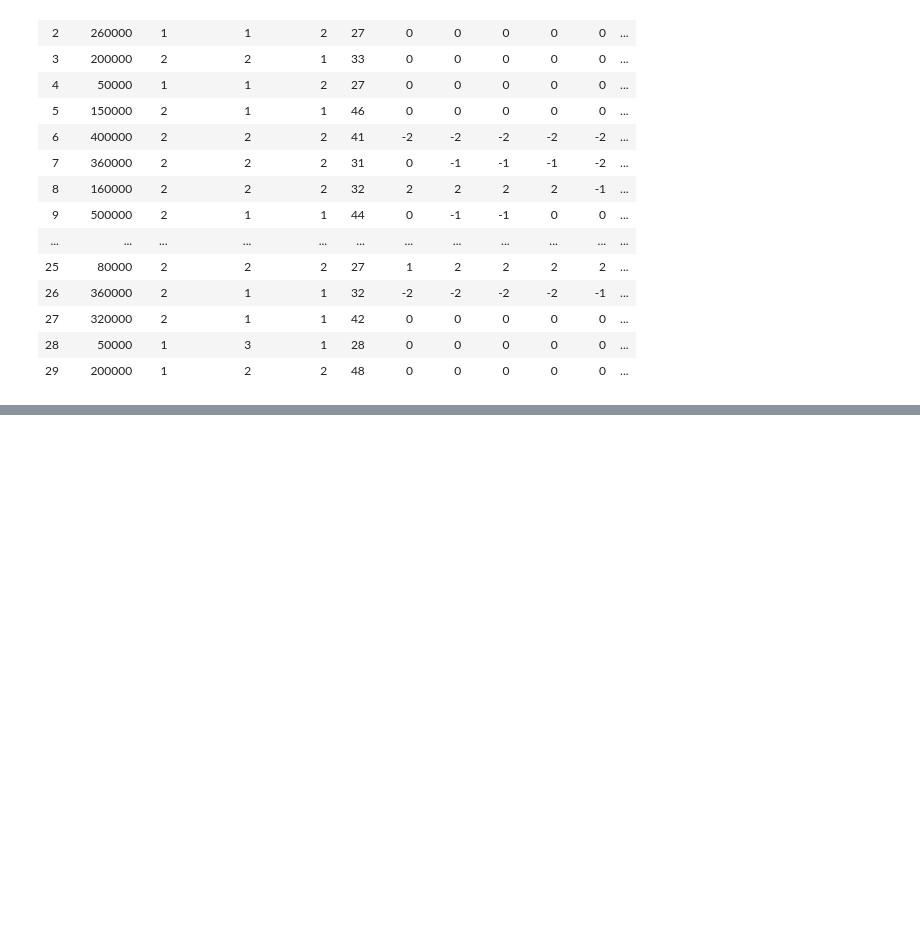
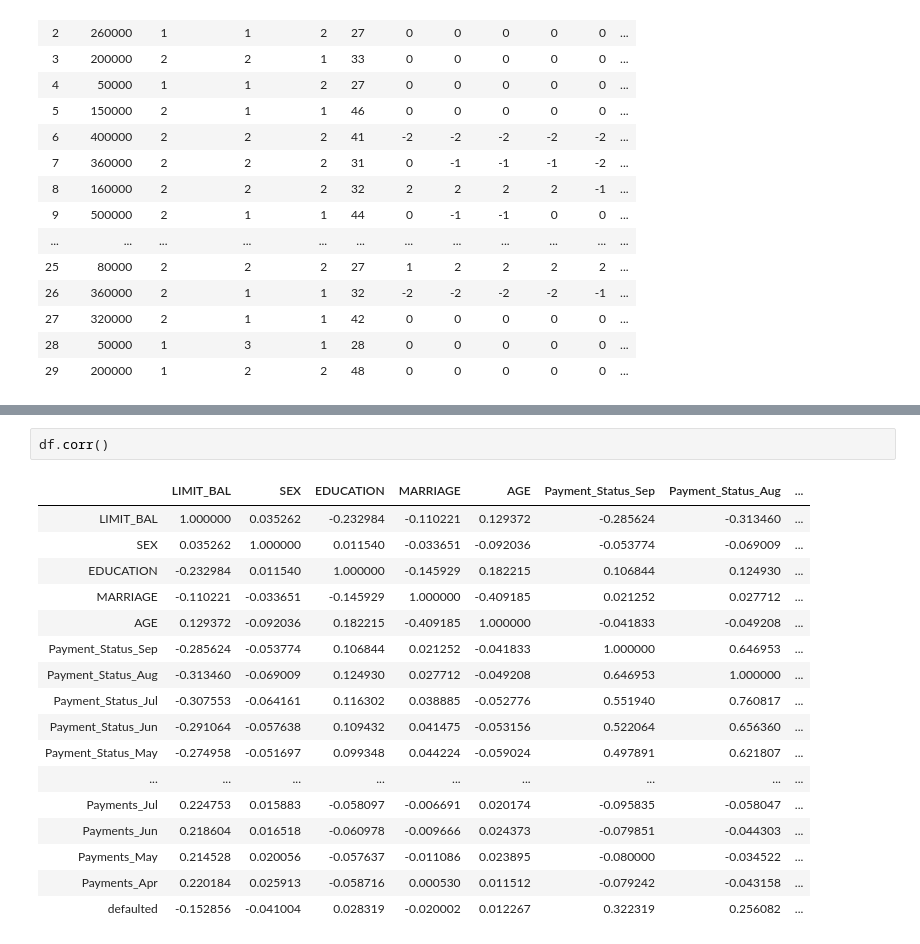
Before and after one commit to jmcneilkeller/Taiwanese_Credit_Card_Defaul, a Jupyter notebook: Taiwan_Repaired.ipynb, the cells around one changed output, grey strips where cells are left out. Saved outputs shown, nothing was run; the diff lists cells and outputs as text; blank space fills up the shorter version.

```diff
--- a/Taiwan_Repaired.ipynb
+++ b/Taiwan_Repaired.ipynb
@@ -199,0 +362,20 @@ df.head(30)
+# %%
+df.corr()
+# %% [output]
+|  | LIMIT_BAL | SEX | EDUCATION | MARRIAGE | AGE | Payment_Status_Sep | Payment_Status_Aug | ... |
+| LIMIT_BAL | 1.000000 | 0.035262 | -0.232984 | -0.110221 | 0.129372 | -0.285624 | -0.313460 | ... |
+| SEX | 0.035262 | 1.000000 | 0.011540 | -0.033651 | -0.092036 | -0.053774 | -0.069009 | ... |
+| EDUCATION | -0.232984 | 0.011540 | 1.000000 | -0.145929 | 0.182215 | 0.106844 | 0.124930 | ... |
+| MARRIAGE | -0.110221 | -0.033651 | -0.145929 | 1.000000 | -0.409185 | 0.021252 | 0.027712 | ... |
+| AGE | 0.129372 | -0.092036 | 0.182215 | -0.409185 | 1.000000 | -0.041833 | -0.049208 | ... |
+| Payment_Status_Sep | -0.285624 | -0.053774 | 0.106844 | 0.021252 | -0.041833 | 1.000000 | 0.646953 | ... |
+| Payment_Status_Aug | -0.313460 | -0.069009 | 0.124930 | 0.027712 | -0.049208 | 0.646953 | 1.000000 | ... |
+| Payment_Status_Jul | -0.307553 | -0.064161 | 0.116302 | 0.038885 | -0.052776 | 0.551940 | 0.760817 | ... |
+| Payment_Status_Jun | -0.291064 | -0.057638 | 0.109432 | 0.041475 | -0.053156 | 0.522064 | 0.656360 | ... |
+| Payment_Status_May | -0.274958 | -0.051697 | 0.099348 | 0.044224 | -0.059024 | 0.497891 | 0.621807 | ... |
+| ... | ... | ... | ... | ... | ... | ... | ... | ... |
+| Payments_Jul | 0.224753 | 0.015883 | -0.058097 | -0.006691 | 0.020174 | -0.095835 | -0.058047 | ... |
+| Payments_Jun | 0.218604 | 0.016518 | -0.060978 | -0.009666 | 0.024373 | -0.079851 | -0.044303 | ... |
+| Payments_May | 0.214528 | 0.020056 | -0.057637 | -0.011086 | 0.023895 | -0.080000 | -0.034522 | ... |
+| Payments_Apr | 0.220184 | 0.025913 | -0.058716 | 0.000530 | 0.011512 | -0.079242 | -0.043158 | ... |
+| defaulted | -0.152856 | -0.041004 | 0.028319 | -0.020002 | 0.012267 | 0.322319 | 0.256082 | ... |
```
Also changed, not shown: parts of 15 cells of this notebook, 1 other file.
